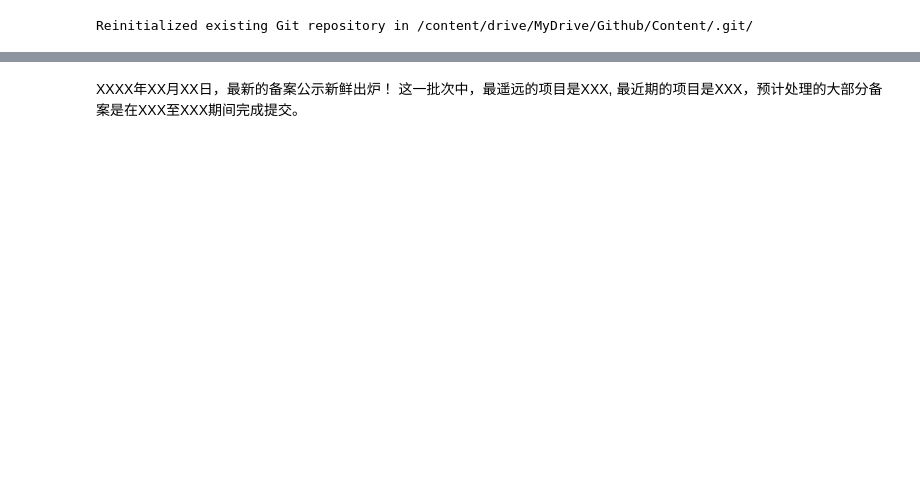
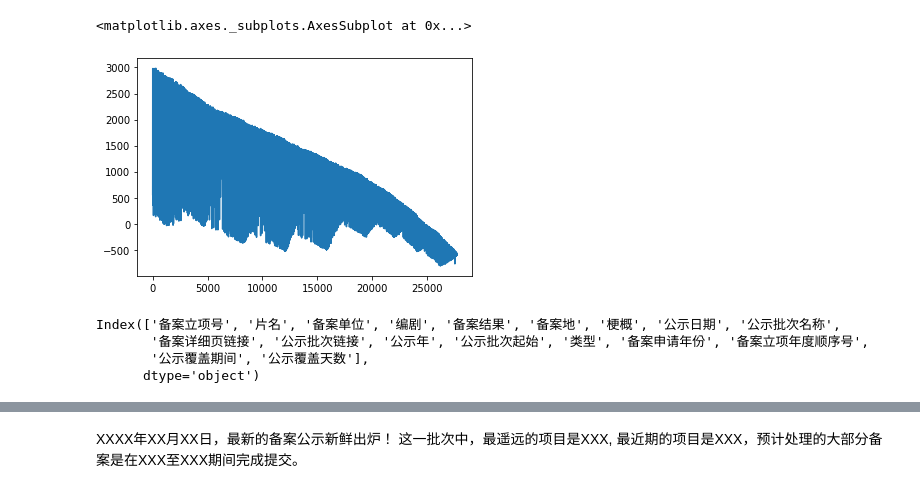
Before and after one commit to CT-Cultures/Content, a Jupyter notebook: tools/articles/RegOverview_Issue.ipynb, the cells around one changed output, grey strips where cells are left out. Drawn from its saved outputs; the diff is of its cells as text; code cells hidden in the pictures; blank space fills up the shorter version.

```diff
--- a/tools/articles/RegOverview_Issue.ipynb
+++ b/tools/articles/RegOverview_Issue.ipynb
@@ -5,20 +5,6 @@ import altair as alt
 # Set Path
 path_wd = '/content/drive/MyDrive/Github/Content'
 os.chdir(path_wd)
-# %%
-
-# Commit and Push to Github
-os.chdir(path_wd)
-!git init
-!git config --global user.email "veexu@ctcultures.com"
-!git config --global user.name "Herais"
-!git add --all
-
-
-#!git commit
-#!git push
-# %% [output]
-Reinitialized existing Git repository in /content/drive/MyDrive/Github/Content/.git/
 # %%
 !pip install -r requirements.txt
 !apt-get update # to update ubuntu to correctly run apt install
@@ -50,3 +36,25 @@ driver.implicitly_wait(2)
 html = driver.page_source
 
 tables = pd.read_html(html)
+# %%
+from sources.ChinaFilm.Record_Registration import Estimate_Registration
+reg_est = Estimate_Registration()
+df_wona = df.dropna()
+df_wona_est = reg_est.complete_dt(df_wona)
+# %%
+df_wona_est['备案通过日偏差'].plot()
+# %% [output]
+<matplotlib.axes._subplots.AxesSubplot at 0x...>
+[figure, added]
+# %%
+from sources.ChinaFilm.Record_Registration import Registration
+dy_reg = Registration(driver)
+gc.collect()
+#os.chdir('sources/ChinaFilm')
+#df = dy_reg.Refined_Records(update_first=False)
+df.columns
+# %% [output]
+Index(['备案立项号', '片名', '备案单位', '编剧', '备案结果', '备案地', '梗概', '公示日期', '公示批次名称',
+       '备案详细页链接', '公示批次链接', '公示年', '公示批次起始', '类型', '备案申请年份', '备案立项年度顺序号',
+       '公示覆盖期间', '公示覆盖天数'],
+      dtype='object')
```
Also changed, not shown: parts of 12 cells of this notebook, 3 other files.
